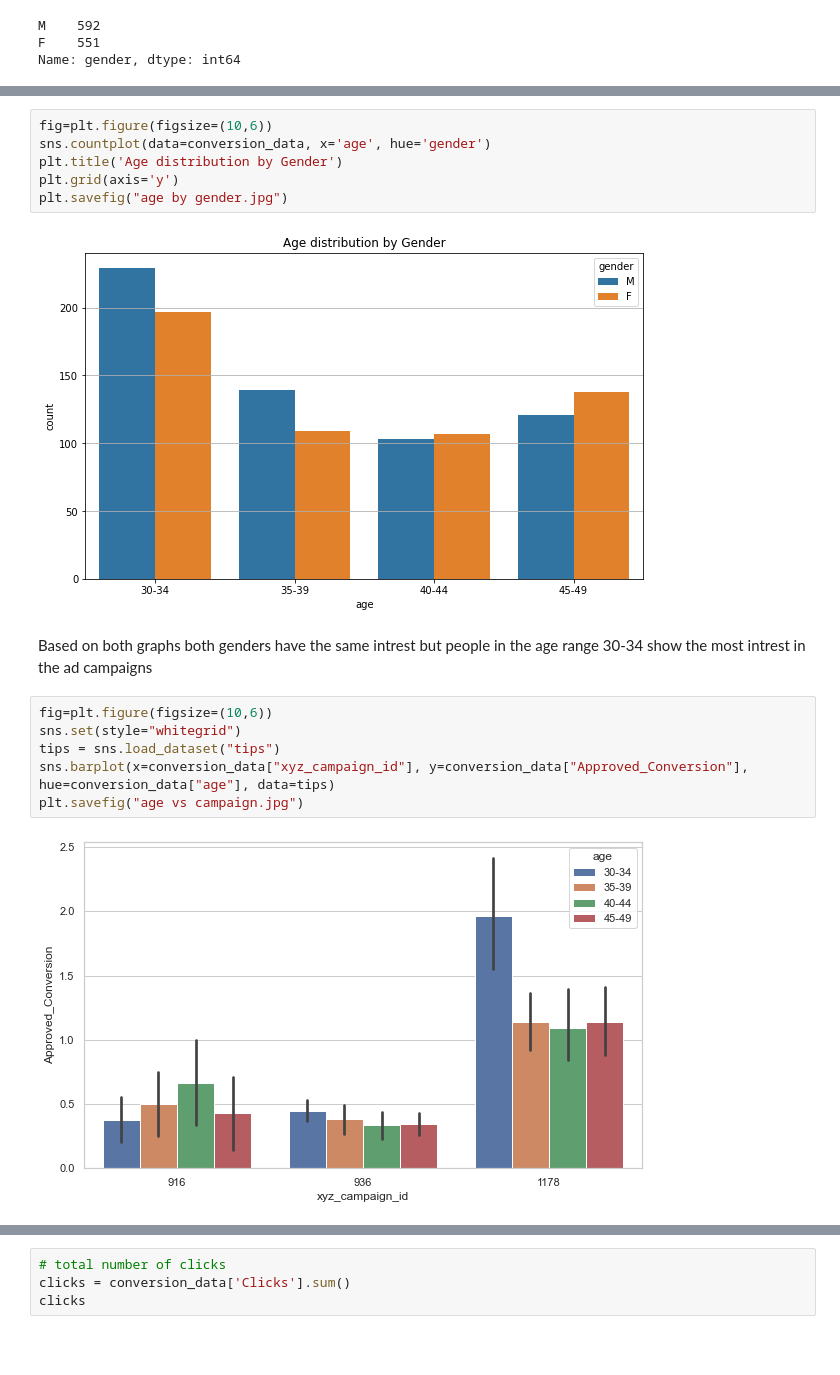
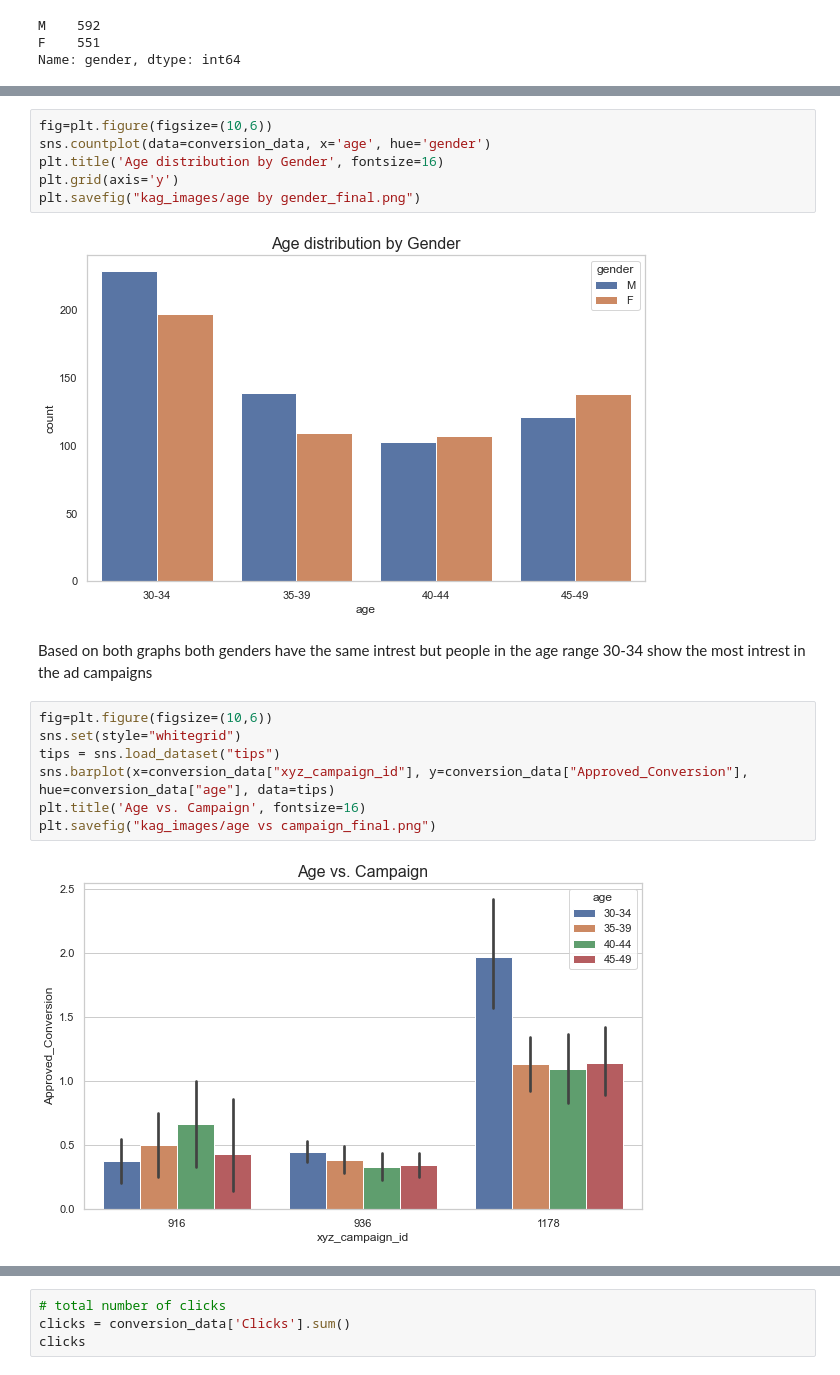
Before and after one commit to sthurstone/Return-Rate-Researchers---Project-I, a Jupyter notebook: KAG_Coversion_data_Analysis.ipynb, the cells around one changed output, grey strips where cells are left out. Cells and saved outputs as stored; diff of their text form; blank space fills up the shorter version.

```diff
--- a/KAG_Coversion_data_Analysis.ipynb
+++ b/KAG_Coversion_data_Analysis.ipynb
@@ -121,19 +129,20 @@ plt.show()
 # %%
 fig=plt.figure(figsize=(10,6))
 sns.countplot(data=conversion_data, x='age', hue='gender')
-plt.title('Age distribution by Gender')
+plt.title('Age distribution by Gender', fontsize=16)
 plt.grid(axis='y')
-plt.savefig("age by gender.jpg")
+plt.savefig("kag_images/age by gender_final.png")
 # %% [output]
-[figure, old version]
+[figure, new version]
 # %% [markdown]
 Based on both graphs both genders have the same intrest but people in the age range 30-34 show the most intrest in the ad campaigns
 # %%
 fig=plt.figure(figsize=(10,6))
 sns.set(style="whitegrid")
 tips = sns.load_dataset("tips")
 sns.barplot(x=conversion_data["xyz_campaign_id"], y=conversion_data["Approved_Conversion"], hue=conversion_data["age"], data=tips)
-plt.savefig("age vs campaign.jpg")
+plt.title('Age vs. Campaign', fontsize=16)
+plt.savefig("kag_images/age vs campaign_final.png")
 # %% [output]
-[figure, old version]
+[figure, new version]
 # %% [markdown]
```
Also changed, not shown: parts of 34 cells of this notebook, 20 other files.
